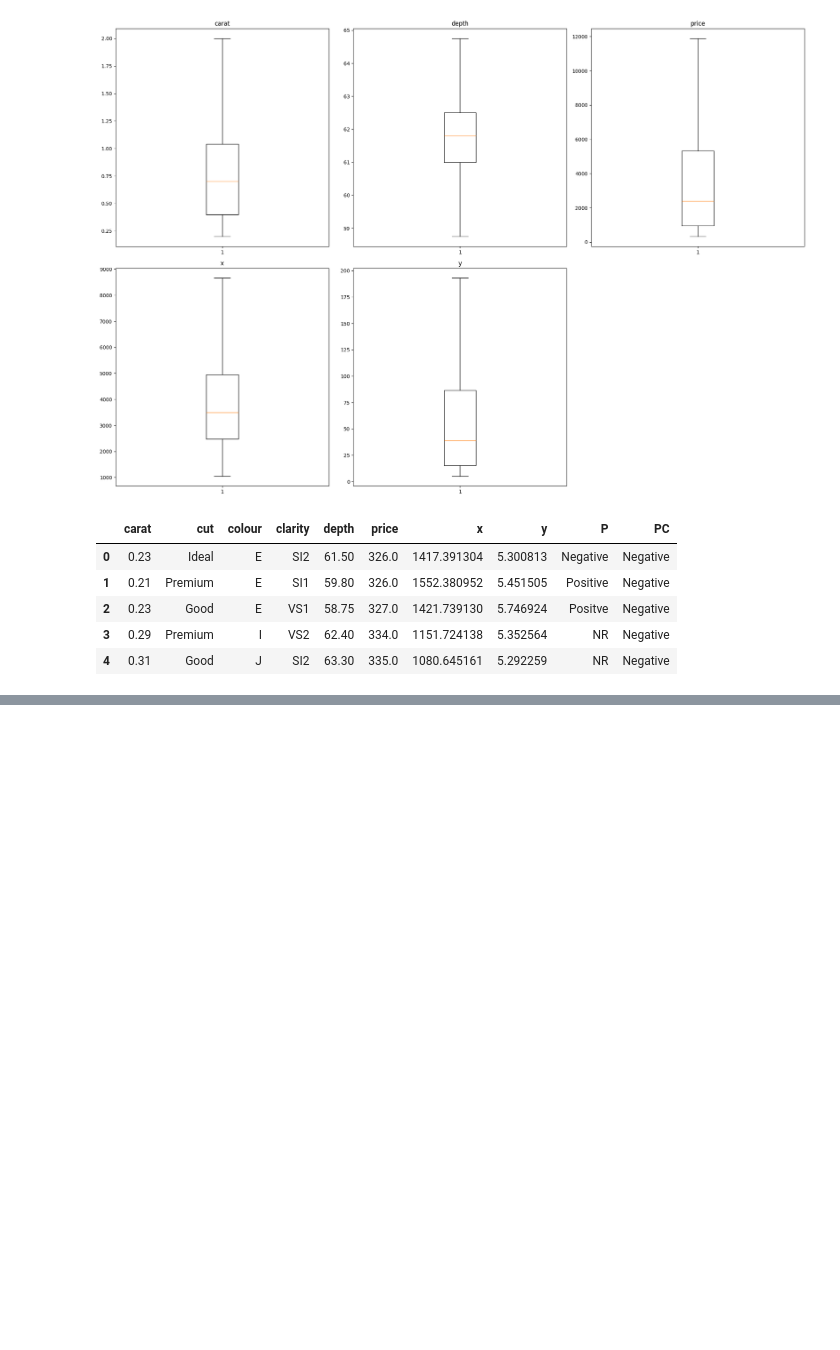
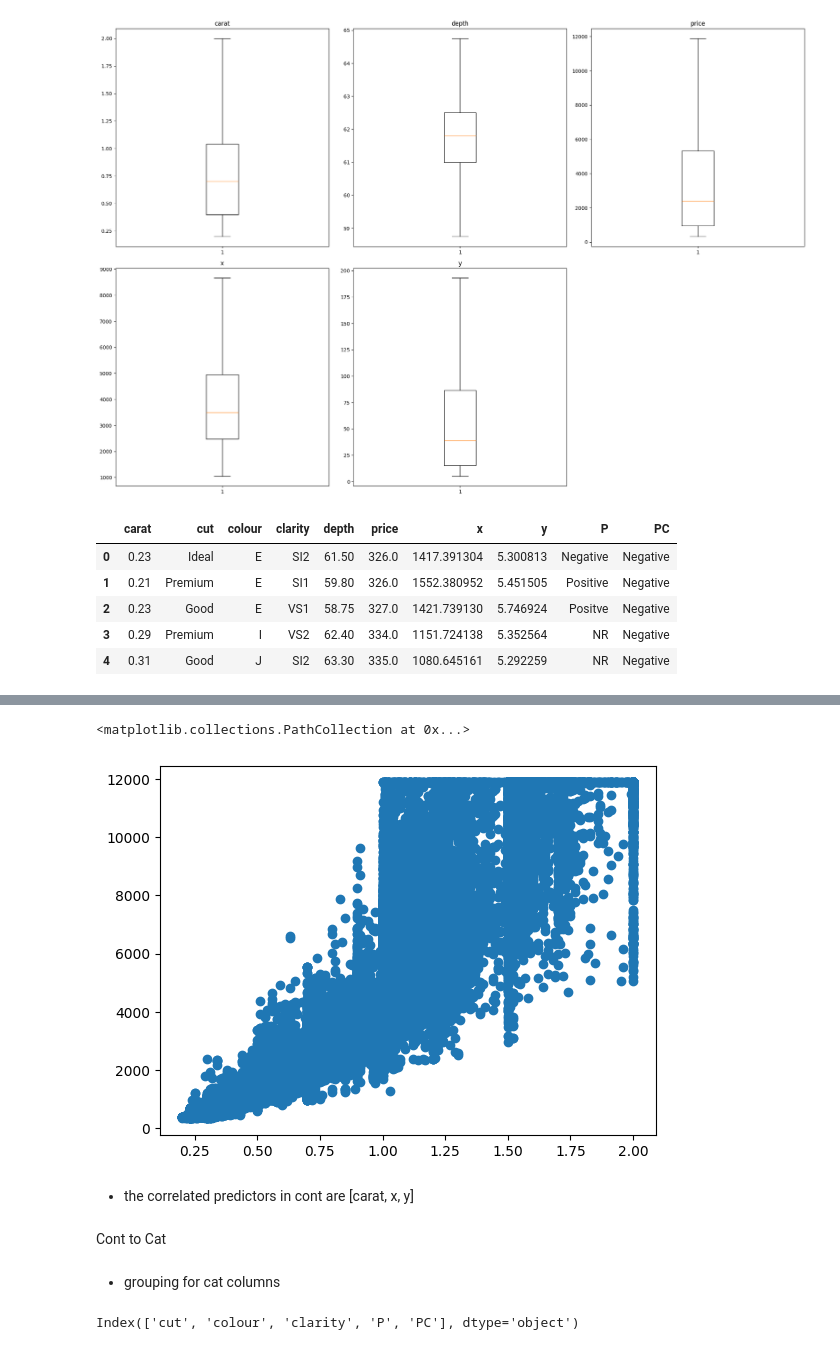
Before and after one commit to Data-Science-UCU-Chapter/Training-code-, a Jupyter notebook: first.ipynb, the cells around one changed output, grey strips where cells are left out. Saved outputs shown, nothing was run; the diff lists cells and outputs as text; code cells hidden in the pictures; blank space fills up the shorter version.

```diff
--- a/first.ipynb
+++ b/first.ipynb
@@ -173,0 +189,9 @@ diamonds_xl.head()
+# %%
+plt.scatter(x = diamonds_xl["carat"], y =  diamonds_xl["price"])
+# %% [output]
+<matplotlib.collections.PathCollection at 0x...>
+[figure, added]
+# %% [markdown]
+- the correlated predictors in cont are [carat, x, y]
+# %% [markdown]
+ Cont to Cat
@@ -173,0 +215,7 @@ diamonds_xl.head()
+# %% [markdown]
+- grouping for cat columns
+# %%
+cat_cols = diamonds_xl.select_dtypes(include = ["object"]).columns
+cat_cols
+# %% [output]
+Index(['cut', 'colour', 'clarity', 'P', 'PC'], dtype='object')
```
Also changed, not shown: parts of 8 cells of this notebook.
